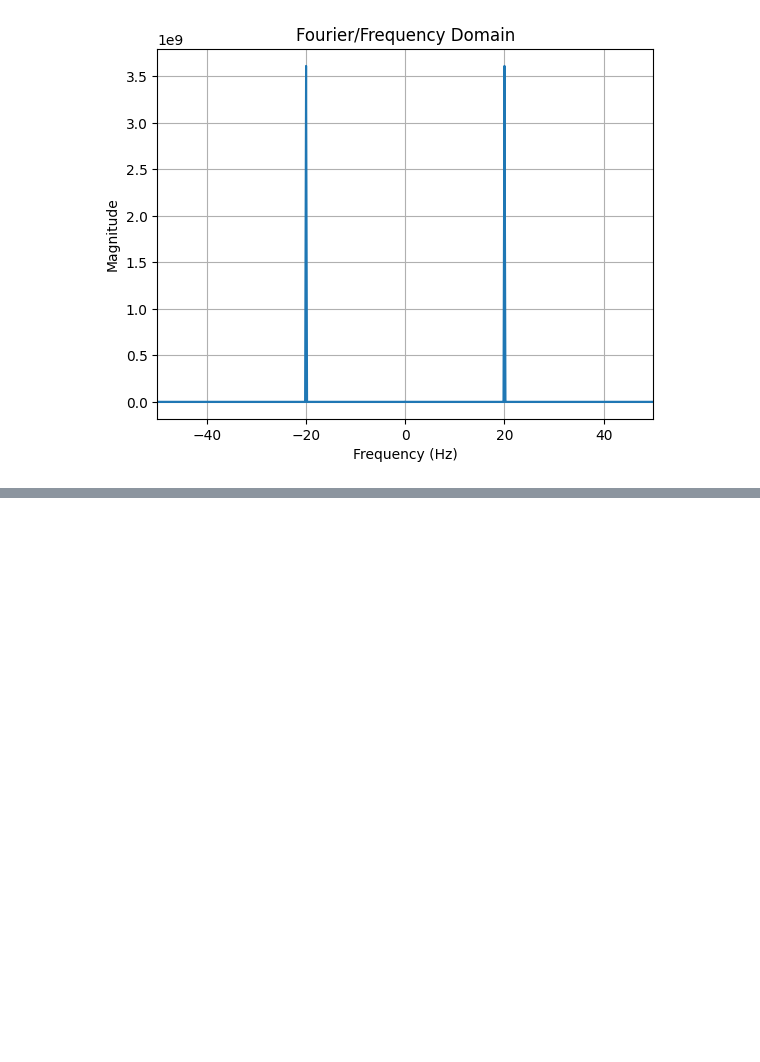
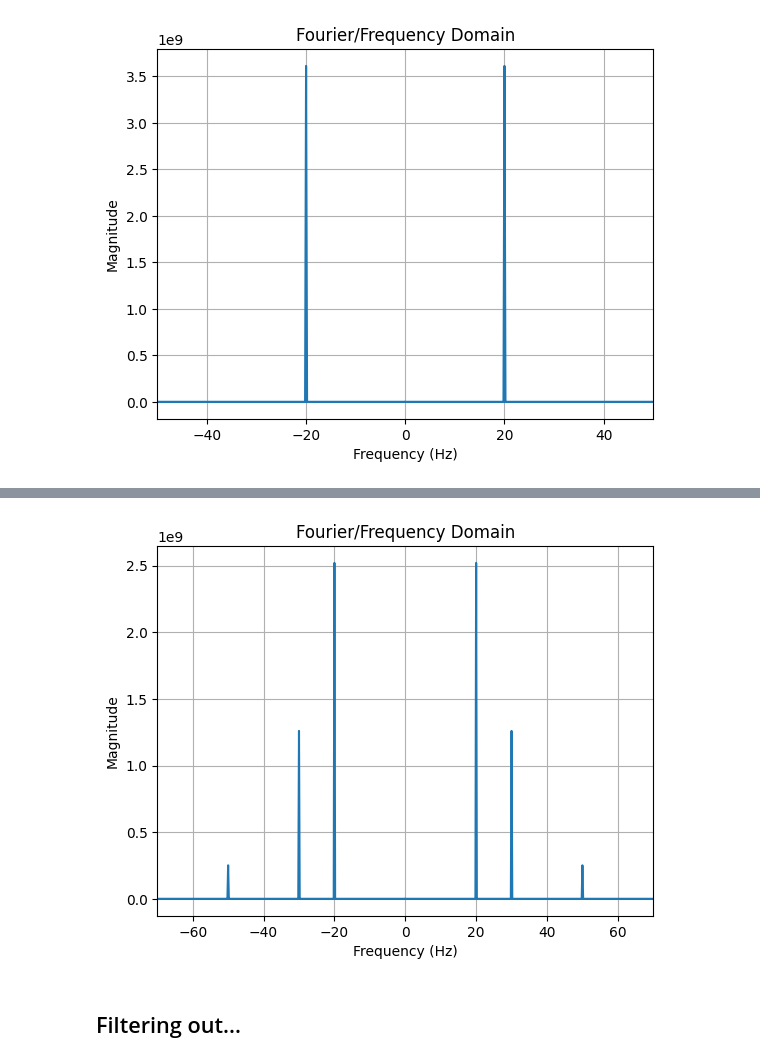
Before and after one commit to mtxslv/audio-processing-with-python, a Jupyter notebook: notebooks/toy_example.ipynb, the cells around one changed output, grey strips where cells are left out. Cells and saved outputs as stored; diff of their text form; code cells hidden in the pictures; blank space fills up the shorter version.

```diff
--- a/notebooks/toy_example.ipynb
+++ b/notebooks/toy_example.ipynb
@@ -49,0 +77,8 @@ plot_audio_in_frequency(xf_toy, yf_toy,[-50,50])
+# %%
+normalized_composite = normalize_samples(composite_sine)
+yf_composite, xf_composite = get_fft_transform(normalized_composite, sample_rate_for_example, duration_for_example)
+plot_audio_in_frequency(xf_composite, yf_composite,[-70,70])
+# %% [output]
+[figure, added]
+# %% [markdown]
+## Filtering out...
```
Also changed, not shown: parts of 13 cells of this notebook.
